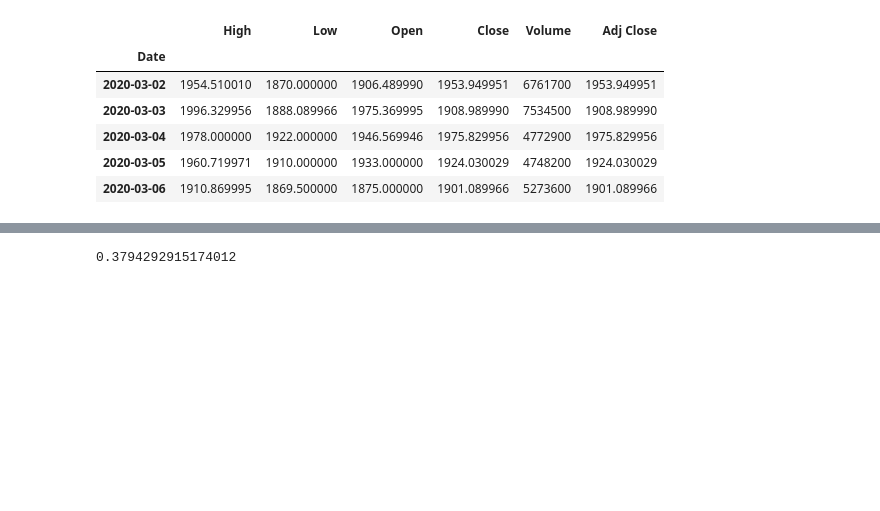
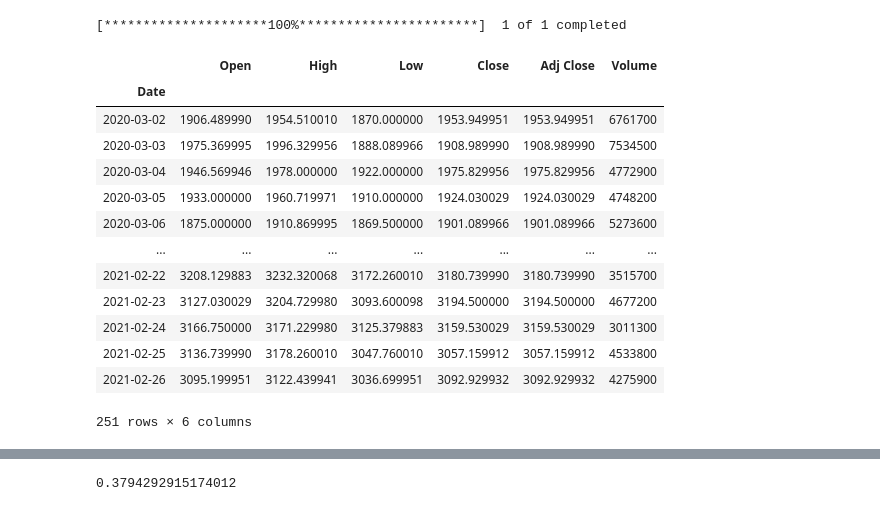
Before and after one commit to kirunm1070/project, a Jupyter notebook: Option pricing .ipynb, the cells around one changed output, grey strips where cells are left out. Saved outputs shown, nothing was run; the diff lists cells and outputs as text; code cells hidden in the pictures; blank space fills up the shorter version.

```diff
--- a/Option pricing .ipynb
+++ b/Option pricing .ipynb
@@ -1,23 +1,34 @@
-# %%
-import pandas as pd
-import pandas_datareader
-from pandas_datareader import data
-# Set the start and end date
-start_date = '2020-03-01'
-end_date = '2021-03-01'
-# Set the ticker
-ticker = 'AMZN'
-# Get the data
-data = data.get_data_yahoo(ticker, start_date, end_date)
-data.head()
-# %% [output]
-|  | High | Low | Open | Close | Volume | Adj Close |
-| Date |  |  |  |  |  |  |
-| 2020-03-02 | 1954.510010 | 1870.000000 | 1906.489990 | 1953.949951 | 6761700 | 1953.949951 |
-| 2020-03-03 | 1996.329956 | 1888.089966 | 1975.369995 | 1908.989990 | 7534500 | 1908.989990 |
-| 2020-03-04 | 1978.000000 | 1922.000000 | 1946.569946 | 1975.829956 | 4772900 | 1975.829956 |
-| 2020-03-05 | 1960.719971 | 1910.000000 | 1933.000000 | 1924.030029 | 4748200 | 1924.030029 |
-| 2020-03-06 | 1910.869995 | 1869.500000 | 1875.000000 | 1901.089966 | 5273600 | 1901.089966 |
+# %%
+import datetime
+import pandas as pd
+from datetime import datetime
+import yfinance as yf
+import matplotlib.pyplot as plt
+
+# initialize parameters
+start_date = datetime(2020, 3, 1)
+end_date = datetime(2021, 3, 1)
+
+# get the data
+data = yf.download('AMZN', start = start_date,
+                   end = end_date)
+data
+# %% [output]
+[*********************100%***********************]  1 of 1 completed
+|  | Open | High | Low | Close | Adj Close | Volume |
+| Date |  |  |  |  |  |  |
+| 2020-03-02 | 1906.489990 | 1954.510010 | 1870.000000 | 1953.949951 | 1953.949951 | 6761700 |
+| 2020-03-03 | 1975.369995 | 1996.329956 | 1888.089966 | 1908.989990 | 1908.989990 | 7534500 |
+| 2020-03-04 | 1946.569946 | 1978.000000 | 1922.000000 | 1975.829956 | 1975.829956 | 4772900 |
+| 2020-03-05 | 1933.000000 | 1960.719971 | 1910.000000 | 1924.030029 | 1924.030029 | 4748200 |
+| 2020-03-06 | 1875.000000 | 1910.869995 | 1869.500000 | 1901.089966 | 1901.089966 | 5273600 |
+| ... | ... | ... | ... | ... | ... | ... |
+| 2021-02-22 | 3208.129883 | 3232.320068 | 3172.260010 | 3180.739990 | 3180.739990 | 3515700 |
+| 2021-02-23 | 3127.030029 | 3204.729980 | 3093.600098 | 3194.500000 | 3194.500000 | 4677200 |
+| 2021-02-24 | 3166.750000 | 3171.229980 | 3125.379883 | 3159.530029 | 3159.530029 | 3011300 |
+| 2021-02-25 | 3136.739990 | 3178.260010 | 3047.760010 | 3057.159912 | 3057.159912 | 4533800 |
+| 2021-02-26 | 3095.199951 | 3122.439941 | 3036.699951 | 3092.929932 | 3092.929932 | 4275900 |
+251 rows × 6 columns
 # %%
 import matplotlib.pyplot as plt
 %matplotlib inline
```
Also changed, not shown: parts of 12 cells of this notebook, 1 other file.
